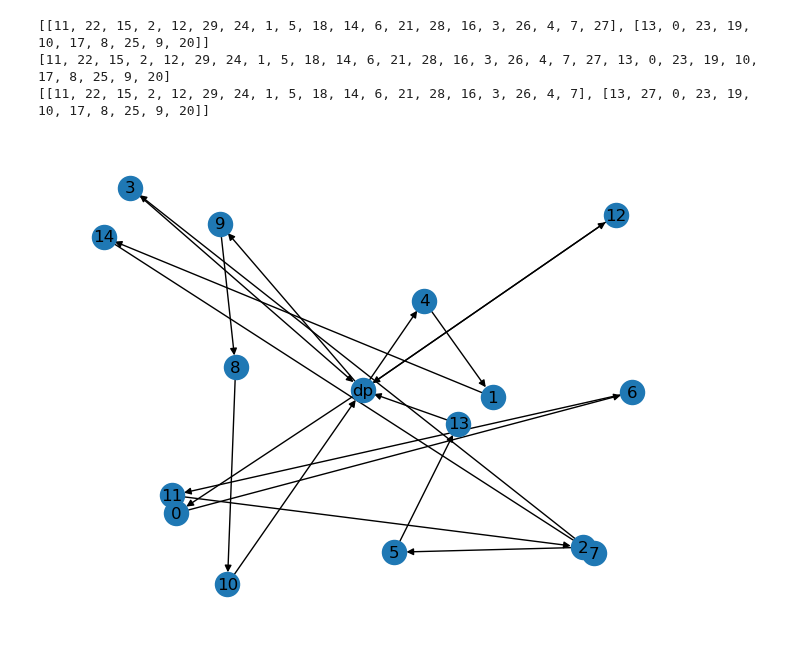
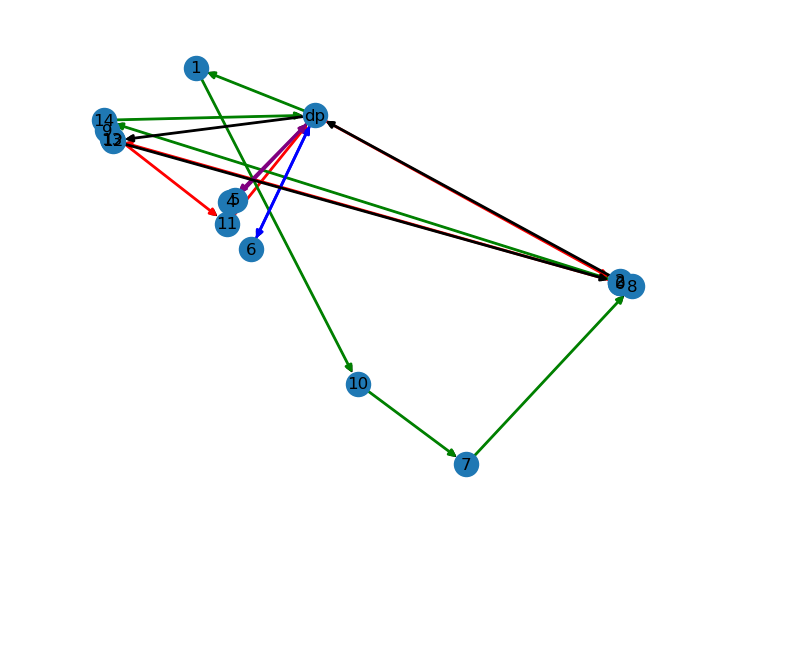
Before and after one commit to Centrale-Project/ICO_Project, a Jupyter notebook: DQN.ipynb, the cells around one changed output. Saved outputs shown, nothing was run; the diff lists cells and outputs as text; code cells hidden in the pictures; blank space fills up the shorter version.

```diff
--- a/DQN.ipynb
+++ b/DQN.ipynb
@@ -129,19 +110,7 @@ def get_solution_random(nombre_client):
 
 ## utiliser fonction cout pour calculer le cout d'une fonction
 # %%
-route = get_solution_random(15)
+route = get_solution_random(nombre_client)
-# %%
-#route = get_solution_random(30)
-print(route)
-G =list(itertools.chain.from_iterable(route))
-print(list(itertools.chain.from_iterable(route)))
-G[20],G[19] = G[19],G[20]
-
-print(get_route_version2(G,time_window,Q))
-# %% [output]
-[[11, 22, 15, 2, 12, 29, 24, 1, 5, 18, 14, 6, 21, 28, 16, 3, 26, 4, 7, 27], [13, 0, 23, 19, 10, 17, 8, 25, 9, 20]]
-[11, 22, 15, 2, 12, 29, 24, 1, 5, 18, 14, 6, 21, 28, 16, 3, 26, 4, 7, 27, 13, 0, 23, 19, 10, 17, 8, 25, 9, 20]
-[[11, 22, 15, 2, 12, 29, 24, 1, 5, 18, 14, 6, 21, 28, 16, 3, 26, 4, 7], [13, 27, 0, 23, 19, 10, 17, 8, 25, 9, 20]]
 # %%
 def get_voisinage(i,route):
     G= list(itertools.chain.from_iterable(route))
@@ -154,12 +123,30 @@ def plot_routes(Solution, pos):
         sous_route = ["dp"]+sous_route+["dp"]
         arcs_voiture.update(set(zip(sous_route, sous_route[1:])))
 
+
+
     # Define the edges in the graph
     edges = arcs_voiture
 
+
+
+
     # Create a directed graph from the edge list
     G = nx.DiGraph(edges)
+    Colors = ["red","green","blue","purple","black","yellow","gray","violet"]
+
+    nx.draw(G, pos, with_labels=True)
+
+    # Draw the edges with fixed positions
+    for i in range(len(Solution)):
+        sous_route = Solution[i]
+
+        sous_route = ["dp"] + sous_route + ["dp"]
+        edgelist = set(zip(sous_route, sous_route[1:]))
+        nx.draw_networkx_edges(G, pos, edgelist=edgelist, width=2, edge_color=Colors[i], arrows=True)
 
 
-    nx.draw(G, pos, with_labels=True)
+    # Show the plot
+
+
     plt.show()
@@ -166,16 +156,19 @@ def plot_routes(Solution, pos):
 # %%
 import time
 from IPython.display import clear_output
+nombre_client = 15
+# Specify fixed positions for the nodes
+route = get_solution_random(nombre_client)
 
-# Specify fixed positions for the nodes
-pos = {i: (random.random(), random.random()) for i in ["dp"]+[i for i in range(15)]}
-pos['dp'] = (0.5,0.5)
+pos = {i: (data_client_index['CUSTOMER_LATITUDE'].iloc[i],data_client_index['CUSTOMER_LONGITUDE'].iloc[i]) for i in [i for i in range(nombre_client)]}
+pos['dp'] = (data_client_index['CUSTOMER_LATITUDE'].mean(),data_client_index['CUSTOMER_LONGITUDE'].mean())
 plot_routes(route, pos)
-for i in range(14):
+
+for i in range(nombre_client-1):
     clear_output(wait=True)
 
     plot_routes(get_voisinage(i,route),pos)
 
     time.sleep(1)
 # %% [output]
-[figure, old version]
+[figure, new version]
```
Also changed, not shown: parts of 7 cells of this notebook, 19 other files.
